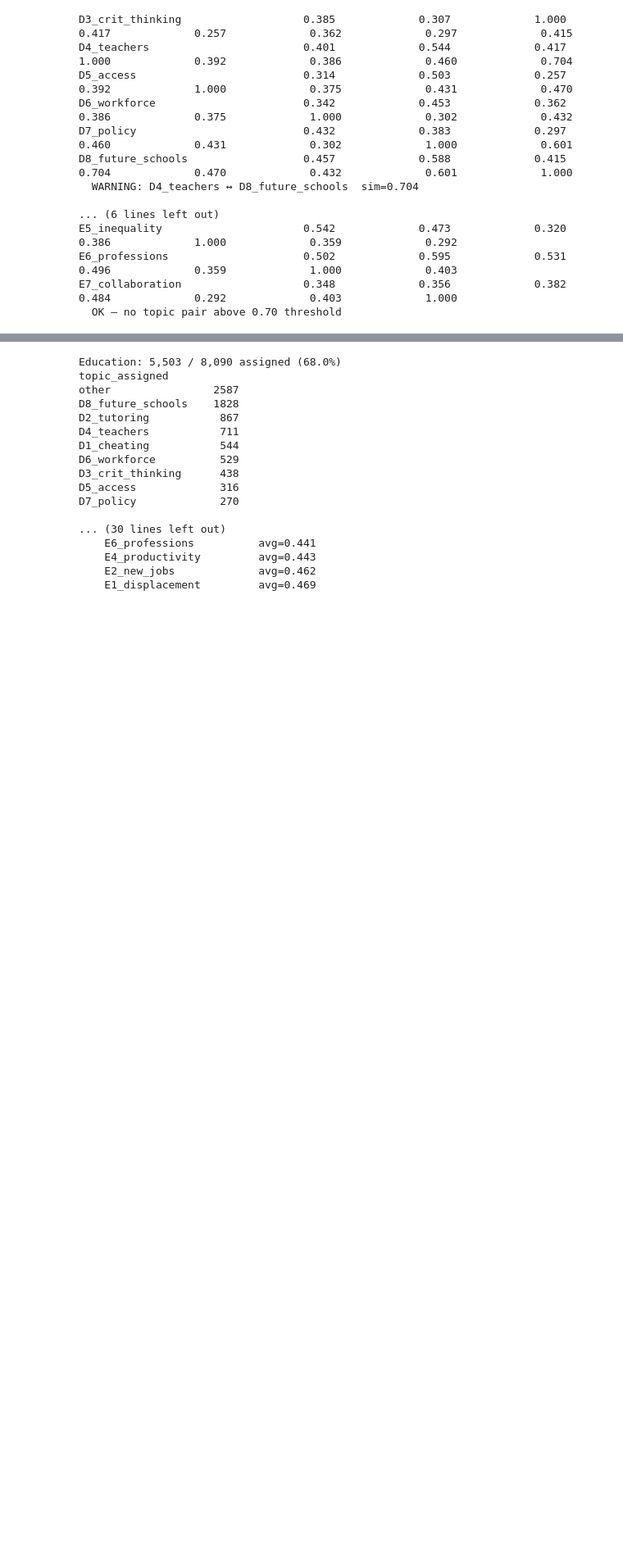
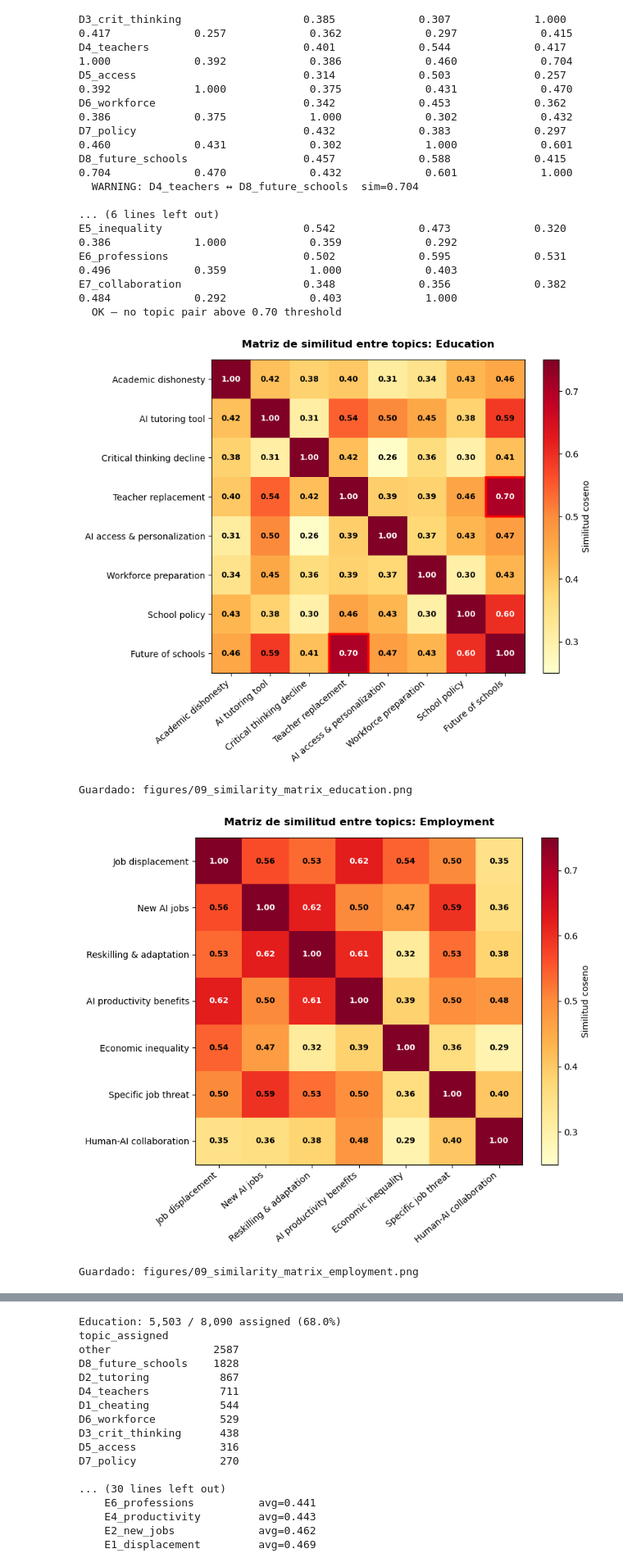
Before and after one commit to gmblanco/TFG-Analytics, a Jupyter notebook: notebooks/09_topic_modeling.ipynb, the cells around one changed output, grey strips where cells are left out. Shown at 82% size. Cells and saved outputs as stored; diff of their text form; code cells hidden in the pictures; blank space fills up the shorter version.

```diff
--- a/notebooks/09_topic_modeling.ipynb
+++ b/notebooks/09_topic_modeling.ipynb
@@ -381,6 +381,66 @@ E5_inequality                      0.542             0.473             0.320
 E6_professions                     0.502             0.595             0.531             0.496             0.359             1.000             0.403
 E7_collaboration                   0.348             0.356             0.382             0.484             0.292             0.403             1.000
   OK — no topic pair above 0.70 threshold
+# %%
+import matplotlib.pyplot as plt
+import matplotlib.patches as patches
+import numpy as np
+
+def plot_similarity_heatmap(topic_embs, keys, labels_map, sector_name, figsize=(9, 7)):
+
+    sim = topic_embs @ topic_embs.T
+    n = len(keys)
+    short_labels = [labels_map[k].replace("\n", " ") for k in keys]
+
+    fig, ax = plt.subplots(figsize=figsize)
+
+    im = ax.imshow(sim, cmap="YlOrRd", vmin=0.25, vmax=0.75)
+
+    # Etiquetas
+    ax.set_xticks(range(n))
+    ax.set_yticks(range(n))
+    ax.set_xticklabels(short_labels, rotation=40, ha="right", fontsize=10)
+    ax.set_yticklabels(short_labels, fontsize=10)
+
+    # Valores en cada celda
+    for i in range(n):
+        for j in range(n):
+            color = "white" if sim[i, j] > 0.60 else "black"
+            ax.text(j, i, f"{sim[i, j]:.2f}",
+                    ha="center", va="center",
+                    fontsize=9, color=color, fontweight="bold")
+
+    # Marcar pares por encima del umbral 0.70 con borde rojo
+    for i in range(n):
+        for j in range(n):
+            if i != j and sim[i, j] >= 0.70:
+                rect = patches.Rectangle(
+                    (j - 0.5, i - 0.5), 1, 1,
+                    linewidth=2.5, edgecolor="red", facecolor="none"
+                )
+                ax.add_patch(rect)
+
+    plt.colorbar(im, ax=ax, fraction=0.04, pad=0.04, label="Similitud coseno")
+
+    ax.set_title(
+        f"Matriz de similitud entre topics: {sector_name}",
+        fontsize=12, fontweight="bold", pad=14
+    )
+
+    plt.tight_layout()
+    plt.savefig(f"../figures/09_similarity_matrix_{sector_name.lower()}.png",
+                dpi=150, bbox_inches="tight")
+    plt.show()
+    print(f"Guardado: figures/09_similarity_matrix_{sector_name.lower()}.png")
+
+
+plot_similarity_heatmap(edu_topic_embs, edu_keys, EDU_LABELS, "Education")
+plot_similarity_heatmap(emp_topic_embs, emp_keys, EMP_LABELS, "Employment")
+# %% [output]
+[figure, added]
+Guardado: figures/09_similarity_matrix_education.png
+[figure, added]
+Guardado: figures/09_similarity_matrix_employment.png
 # %% [markdown]
 ### 6. Asignación de topics y calibración del threshold
 
```
Also changed, not shown: 6 other files.
